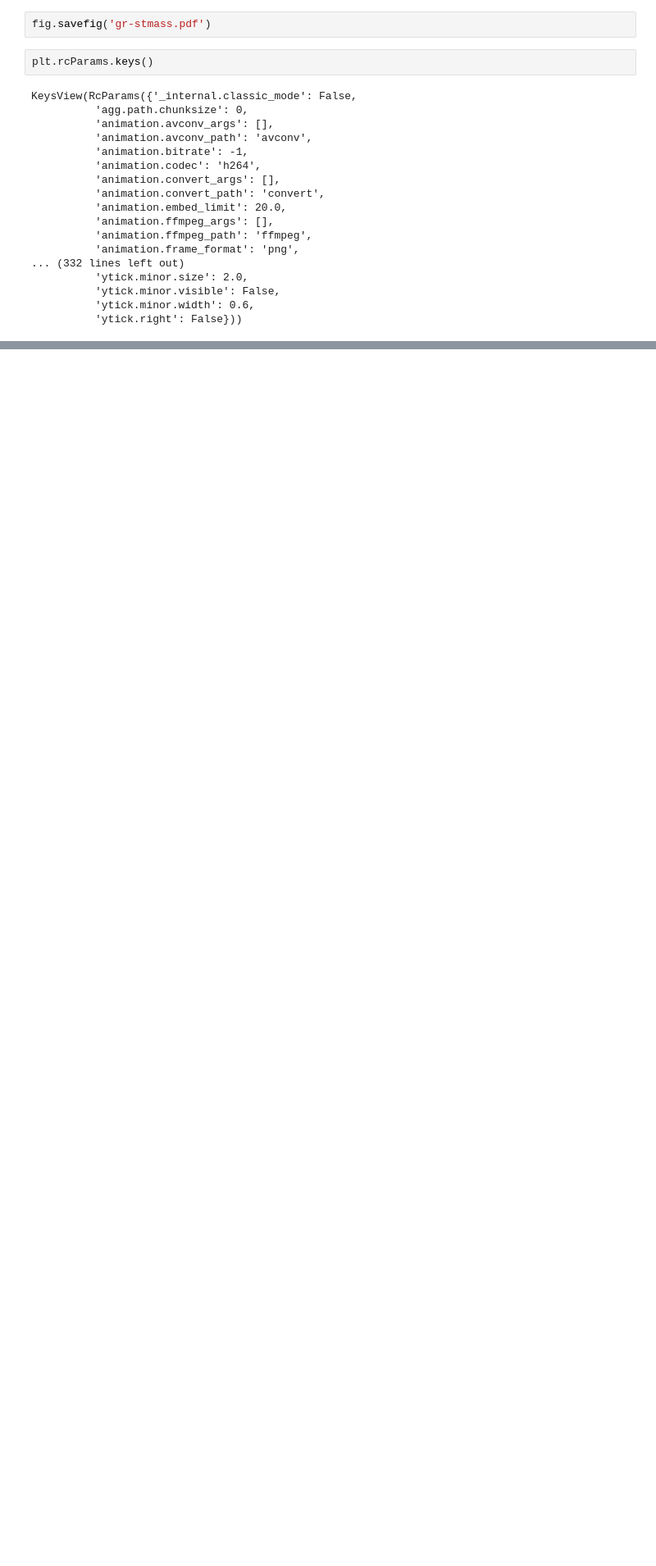
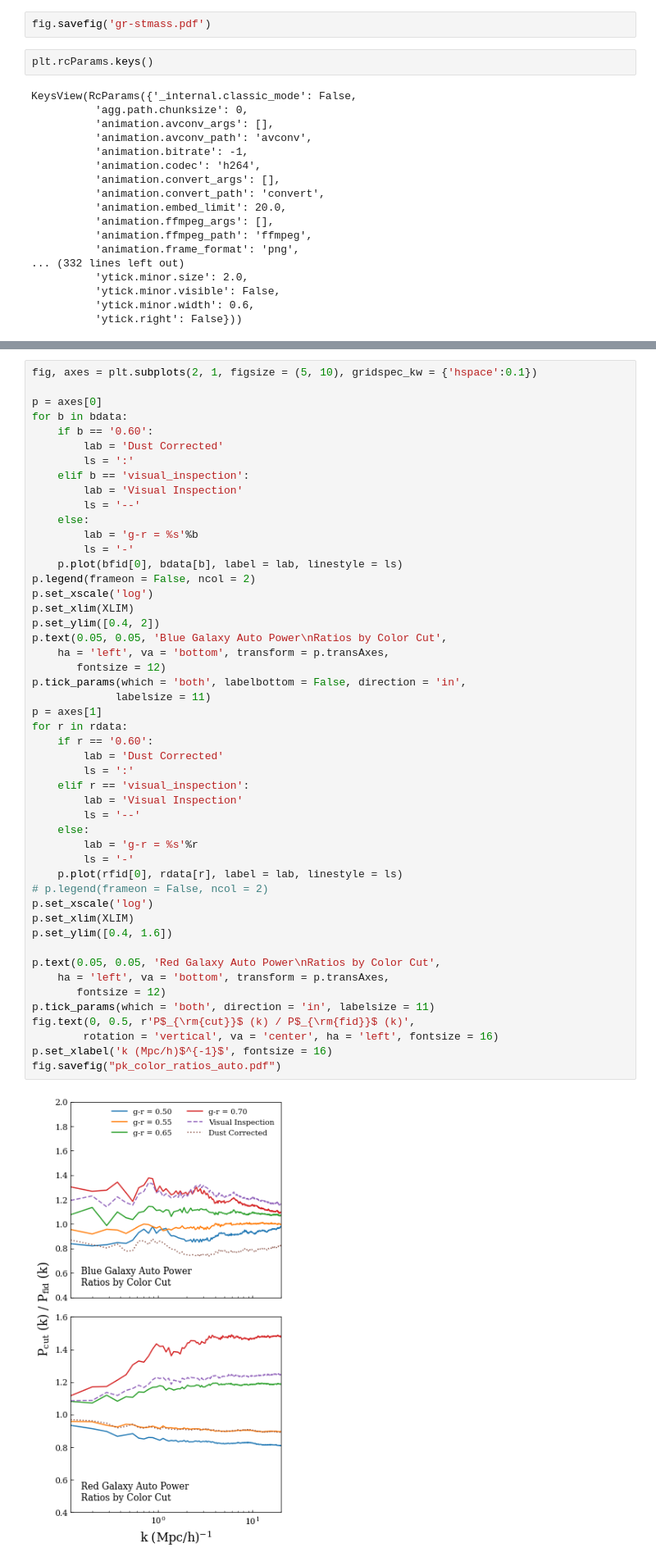
Before and after one commit to calvinosinga/hcolor, a Jupyter notebook: fig_md_analysis/appendix/Untitled Folder/colordef.ipynb, the cells around one changed output, grey strips where cells are left out. Shown: that part at 82% size. Cells and saved outputs as stored; diff of their text form; blank space fills up the shorter version.

```diff
--- a/fig_md_analysis/appendix/Untitled Folder/colordef.ipynb
+++ b/fig_md_analysis/appendix/Untitled Folder/colordef.ipynb
@@ -169,3 +205,54 @@ master.getAttrVals('color_cut')
+# %%
+fig, axes = plt.subplots(2, 1, figsize = (5, 10), gridspec_kw = {'hspace':0.1})
+
+p = axes[0]
+for b in bdata:
+    if b == '0.60':
+        lab = 'Dust Corrected'
+        ls = ':'
+    elif b == 'visual_inspection':
+        lab = 'Visual Inspection'
+        ls = '--'
+    else:
+        lab = 'g-r = %s'%b
+        ls = '-'
+    p.plot(bfid[0], bdata[b], label = lab, linestyle = ls)
+p.legend(frameon = False, ncol = 2)
+p.set_xscale('log')
+p.set_xlim(XLIM)
+p.set_ylim([0.4, 2])
+p.text(0.05, 0.05, 'Blue Galaxy Auto Power\nRatios by Color Cut',
+    ha = 'left', va = 'bottom', transform = p.transAxes,
+       fontsize = 12)
+p.tick_params(which = 'both', labelbottom = False, direction = 'in',
+             labelsize = 11)
+p = axes[1]
+for r in rdata:
+    if r == '0.60':
+        lab = 'Dust Corrected'
+        ls = ':'
+    elif r == 'visual_inspection':
+        lab = 'Visual Inspection'
+        ls = '--'
+    else:
+        lab = 'g-r = %s'%r
+        ls = '-'
+    p.plot(rfid[0], rdata[r], label = lab, linestyle = ls)
+# p.legend(frameon = False, ncol = 2)
+p.set_xscale('log')
+p.set_xlim(XLIM)
+p.set_ylim([0.4, 1.6])
+
+p.text(0.05, 0.05, 'Red Galaxy Auto Power\nRatios by Color Cut',
+    ha = 'left', va = 'bottom', transform = p.transAxes,
+       fontsize = 12)
+p.tick_params(which = 'both', direction = 'in', labelsize = 11)
+fig.text(0, 0.5, r'P$_{\rm{cut}}$ (k) / P$_{\rm{fid}}$ (k)',
+        rotation = 'vertical', va = 'center', ha = 'left', fontsize = 16)
+p.set_xlabel('k (Mpc/h)$^{-1}$', fontsize = 16)
+fig.savefig("pk_color_ratios_auto.pdf")
+# %% [output]
+[figure, added]
 # %%
 dl = DataList(master.getMatching({'snapshot':99}))
 fg = Figrid(dl)
```
Also changed, not shown: parts of 9 cells of this notebook, 59 other files.
